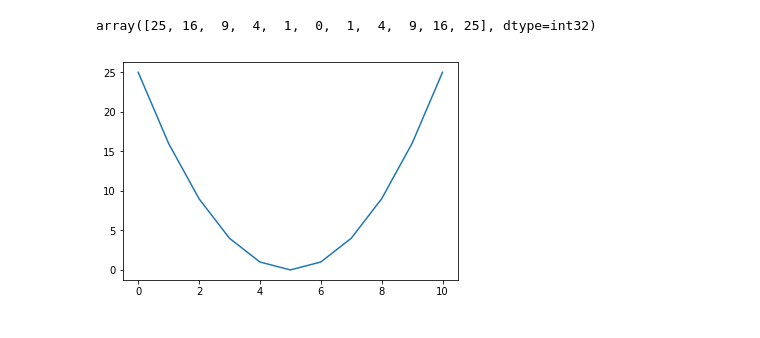
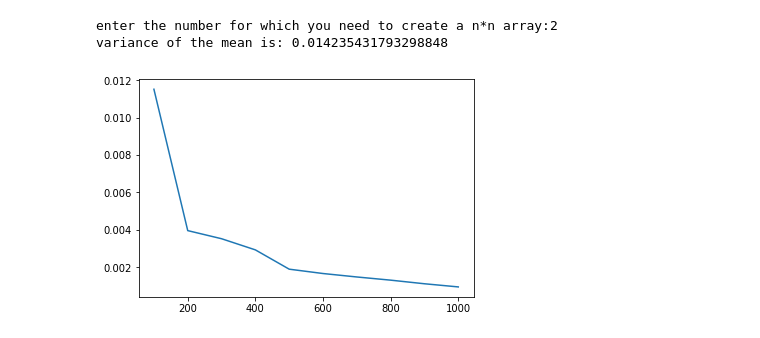
Before and after one commit to shekharkhetan/BootCamp2018, a Jupyter notebook: ProbSet2/Comp/IntroMatplotlib.ipynb, the cells around one changed output. Drawn from its saved outputs; the diff is of its cells as text; code cells hidden in the pictures.

Commit message:
added solution files for econ and computation

```diff
--- a/ProbSet2/Comp/IntroMatplotlib.ipynb
+++ b/ProbSet2/Comp/IntroMatplotlib.ipynb
@@ -4,10 +0,0 @@ from matplotlib import pyplot as plt
-# %%
-y = np.arange(-5,6)**2
-y
-# %% [output]
-array([25, 16,  9,  4,  1,  0,  1,  4,  9, 16, 25], dtype=int32)
-# %%
-plt.plot(y)
-plt.show()
-# %% [output]
-[figure, removed]
@@ -15,0 +1,40 @@ plt.show()
+# %%
+#solution 1(part)
+import numpy as np
+from matplotlib import pyplot as plt
+
+def MV_n():#if i want user to provide input i cannot take it as an argument#
+    n= input("enter the number for which you need to create a n*n array:")
+    n = int(n)
+    narray = np.random.normal(size=(n,n))
+    xcv = np.mean(narray, axis =1)
+    yv = np.var(xcv)
+    return yv
+#y = MV_n()  #printing a function by calling it
+#print(y)
+ar_mean_var = MV_n()
+print("variance of the mean is:",ar_mean_var)
+# %% [output]
+enter the number for which you need to create a n*n array:2
+variance of the mean is: 0.014235431793298848
+# %%
+#solution 1
+from numba import jit
+@jit
+def MV_n(n):
+    narray = np.random.normal(size=(n,n))
+    xcv = np.mean(narray, axis =1)
+    yv = np.var(xcv)
+    return yv
+@jit
+def arr_first():
+    x = np.empty(10)
+    n = np.array(range(100,1001,100))
+    for i in range(10):
+        x[i] = MV_n(n[i])
+    plt.plot(n,x)
+
+
+arr_first()
+# %% [output]
+[figure, added]
```
Also changed, not shown: parts of 3 cells of this notebook, 6 other files.
